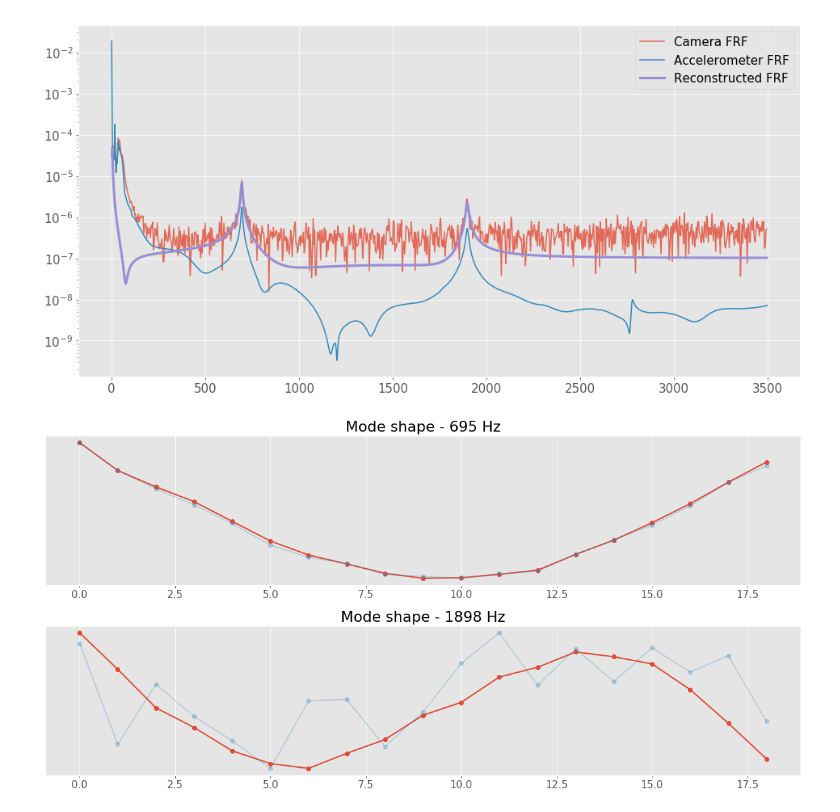
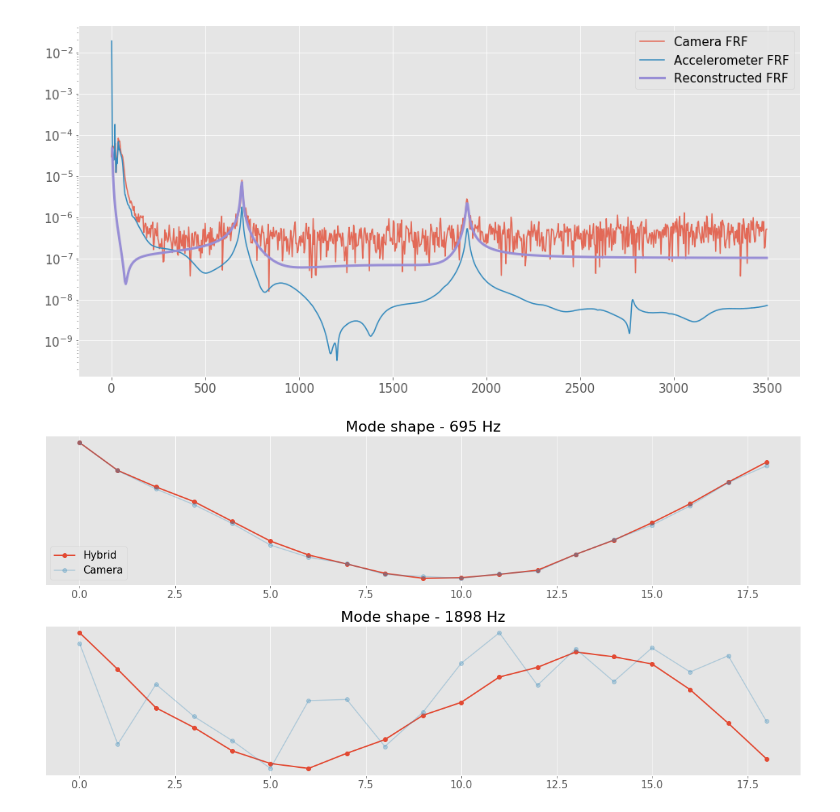
Before and after one commit to ladisk/ImageBasedModalAnalysisTutorial, a Jupyter notebook: ImageBasedModalAnalysisTutorial.ipynb, the cells around one changed output. Drawn from its saved outputs; the diff is of its cells as text; code cells hidden in the pictures.

```diff
--- a/ImageBasedModalAnalysisTutorial.ipynb
+++ b/ImageBasedModalAnalysisTutorial.ipynb
@@ -234,9 +243,7 @@ ax.set_title('Gradient in $y$-direction');
 # %% [markdown]
 Displacement computation, implemented in ``pyidi``:
 # %%
-video.set_points(
-    inds,
-    n=n) # selecting points for analysis
+video.set_points(inds, n=n) # setting points for analysis
 # %% [markdown]
 ``get_displacements()`` method computes the displacements.
 # %%
@@ -416,12 +423,15 @@ plt.legend();
 # %%
 fig, ax = plt.subplots(A_hyb.shape[1]-2)
 for i, a in enumerate(ax):
-    a.plot(A_hyb[:, i], 'o-', lw=2)
+    plot1 = a.plot(A_hyb[:, i], 'o-', lw=2, label='Hybrid')
     a_ = a.twinx()
-    a_.plot(modal_const[:, i], 'C1o-', alpha=0.3)
+    plot2 = a_.plot(modal_const[:, i], 'C1o-', alpha=0.3, label='Camera')
     a.set_title(f'Mode shape - {acc.nat_freq[i]:.0f} Hz')
     a.set_yticks([])
     a_.set_yticks([])
+plots = plot1 + plot2
+labs = [l.get_label() for l in plots]
+ax[0].legend(_, labs, loc=0)
 plt.tight_layout()
 # %% [output]
-[figure, old version]
+[figure, new version]
```
Also changed, not shown: parts of 9 cells of this notebook.
